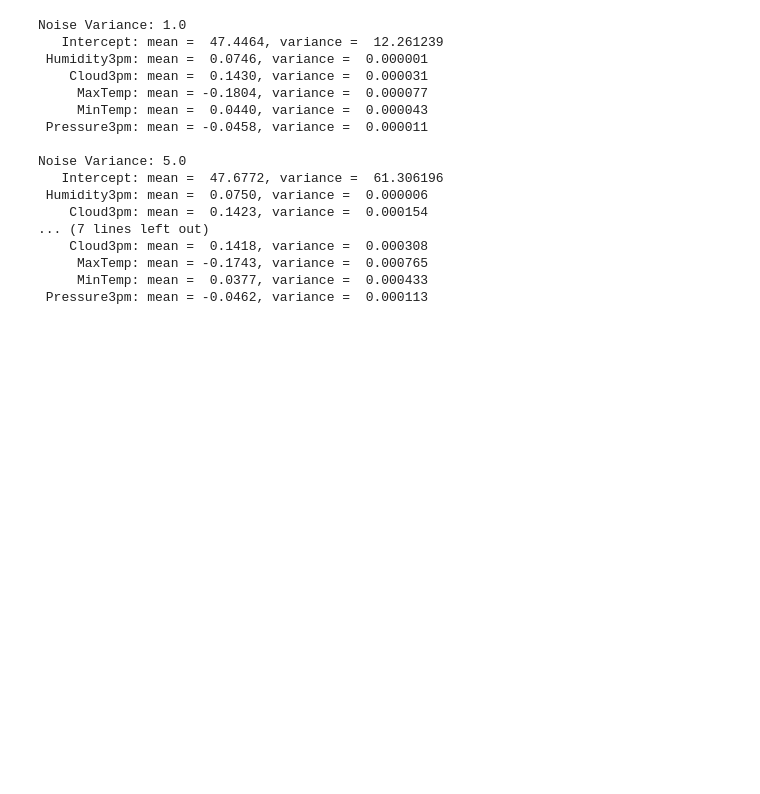
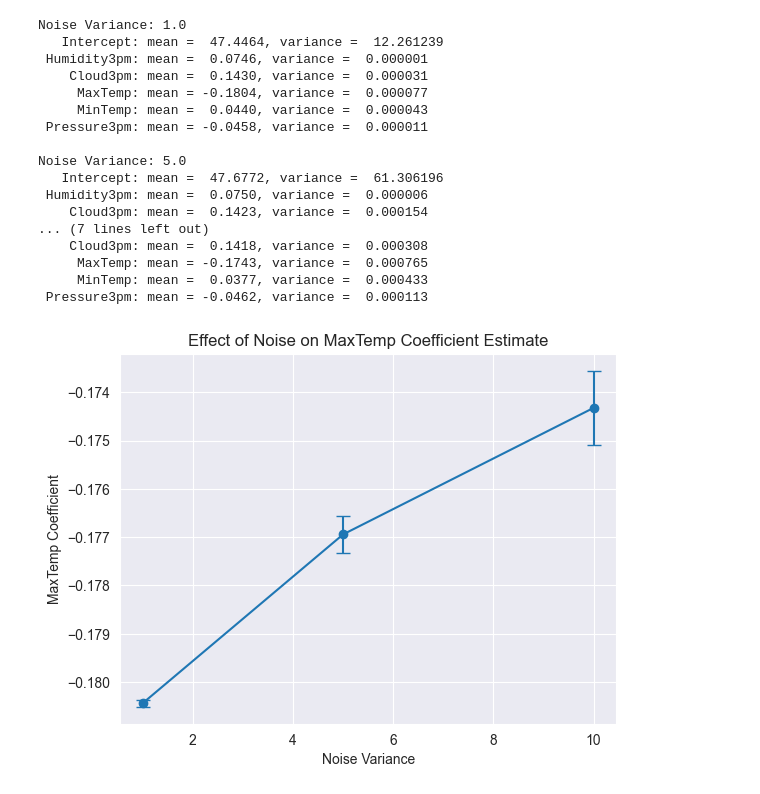
Before and after one commit to Mahyar-mhn/WeatherAUS_Rainfall_Regression_Analysis, a Jupyter notebook: main.ipynb, the cells around one changed output. Cells and saved outputs as stored; diff of their text form; code cells hidden in the pictures; blank space fills up the shorter version.

```diff
--- a/main.ipynb
+++ b/main.ipynb
@@ -780,3 +784,18 @@ Noise Variance: 5.0
      MaxTemp: mean = -0.1743, variance =  0.000765
      MinTemp: mean =  0.0377, variance =  0.000433
  Pressure3pm: mean = -0.0462, variance =  0.000113
+# %%
+import matplotlib.pyplot as plt
+
+# Example: visualize coefficient variability for MaxTemp
+variances = [weight_stats[v]['variance'][3] for v in noise_variances]  # index 3 = MaxTemp
+means = [weight_stats[v]['mean'][3] for v in noise_variances]
+
+plt.errorbar(noise_variances, means, yerr=variances, fmt='o-', capsize=5)
+plt.xlabel("Noise Variance")
+plt.ylabel("MaxTemp Coefficient")
+plt.title("Effect of Noise on MaxTemp Coefficient Estimate")
+plt.grid(True)
+plt.show()
+# %% [output]
+[figure, added]
```
Also changed, not shown: parts of 5 cells of this notebook.
